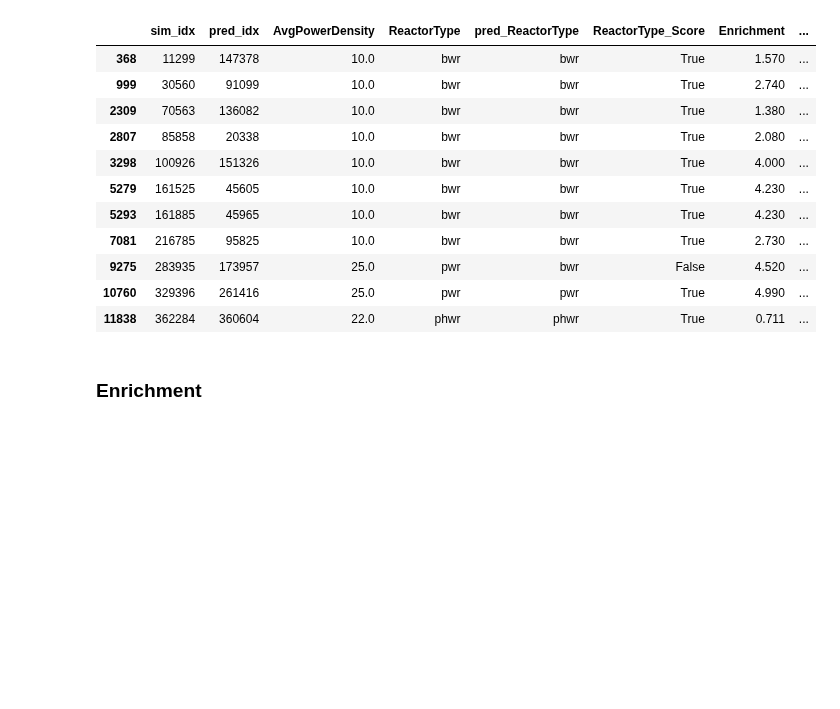
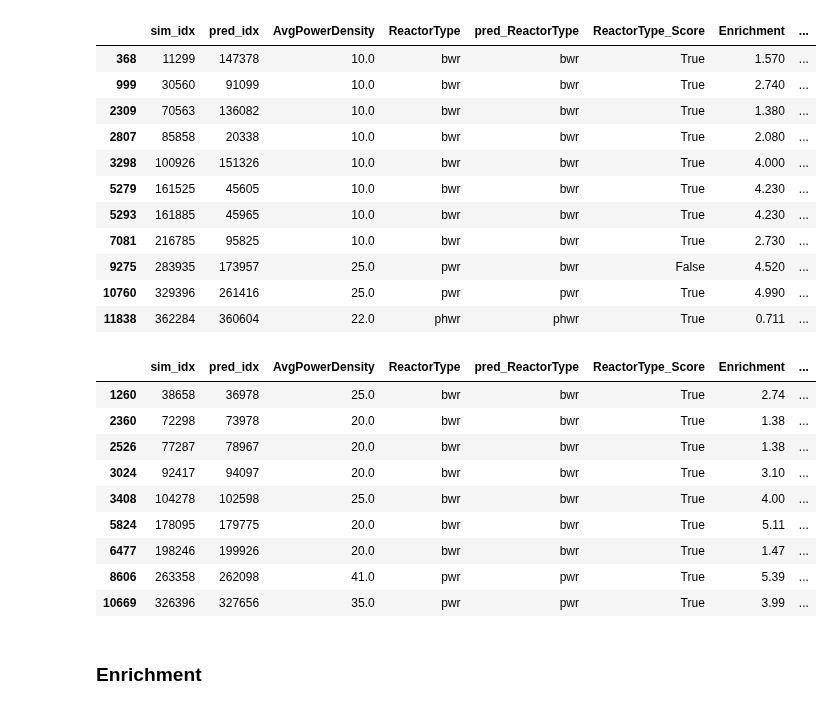
Before and after one commit to opotowsky/like-me-fuel, a Jupyter notebook: jupyter_notebooks/nuc29_trainset_results.ipynb, the cells around one changed output. Drawn from its saved outputs; the diff is of its cells as text; code cells hidden in the pictures; blank space fills up the shorter version.

```diff
--- a/jupyter_notebooks/nuc29_trainset_results.ipynb
+++ b/jupyter_notebooks/nuc29_trainset_results.ipynb
@@ -116,6 +116,25 @@ preds.loc[preds['Relative_Burnup_Error'] > 0.08, to_print]
 | 9275 | 283935 | 173957 | 25.0 | pwr | bwr | False | 4.520 | ... |
 | 10760 | 329396 | 261416 | 25.0 | pwr | pwr | True | 4.990 | ... |
 | 11838 | 362284 | 360604 | 22.0 | phwr | phwr | True | 0.711 | ... |
+# %%
+# finding a good prediction with high Max LL
+new_df = preds.loc[(preds['Relative_Burnup_Error'] == 0.0) &
+                   (preds['Relative_Enrichment_Error'] == 0.0) &
+                   (preds['Relative_CoolingTime_Error'] == 0.0) &
+                   (preds['ReactorType_Score'] == True) &
+                   (preds['MaxLogLL'] > 20), to_print]
+new_df
+# %% [output]
+|  | sim_idx | pred_idx | AvgPowerDensity | ReactorType | pred_ReactorType | ReactorType_Score | Enrichment | ... |
+| 1260 | 38658 | 36978 | 25.0 | bwr | bwr | True | 2.74 | ... |
+| 2360 | 72298 | 73978 | 20.0 | bwr | bwr | True | 1.38 | ... |
+| 2526 | 77287 | 78967 | 20.0 | bwr | bwr | True | 1.38 | ... |
+| 3024 | 92417 | 94097 | 20.0 | bwr | bwr | True | 3.10 | ... |
+| 3408 | 104278 | 102598 | 25.0 | bwr | bwr | True | 4.00 | ... |
+| 5824 | 178095 | 179775 | 20.0 | bwr | bwr | True | 5.11 | ... |
+| 6477 | 198246 | 199926 | 20.0 | bwr | bwr | True | 1.47 | ... |
+| 8606 | 263358 | 262098 | 41.0 | pwr | pwr | True | 5.39 | ... |
+| 10669 | 326396 | 327656 | 35.0 | pwr | pwr | True | 3.99 | ... |
 # %% [markdown]
 ### Enrichment
 # %%
```
Also changed, not shown: 2 other files.
